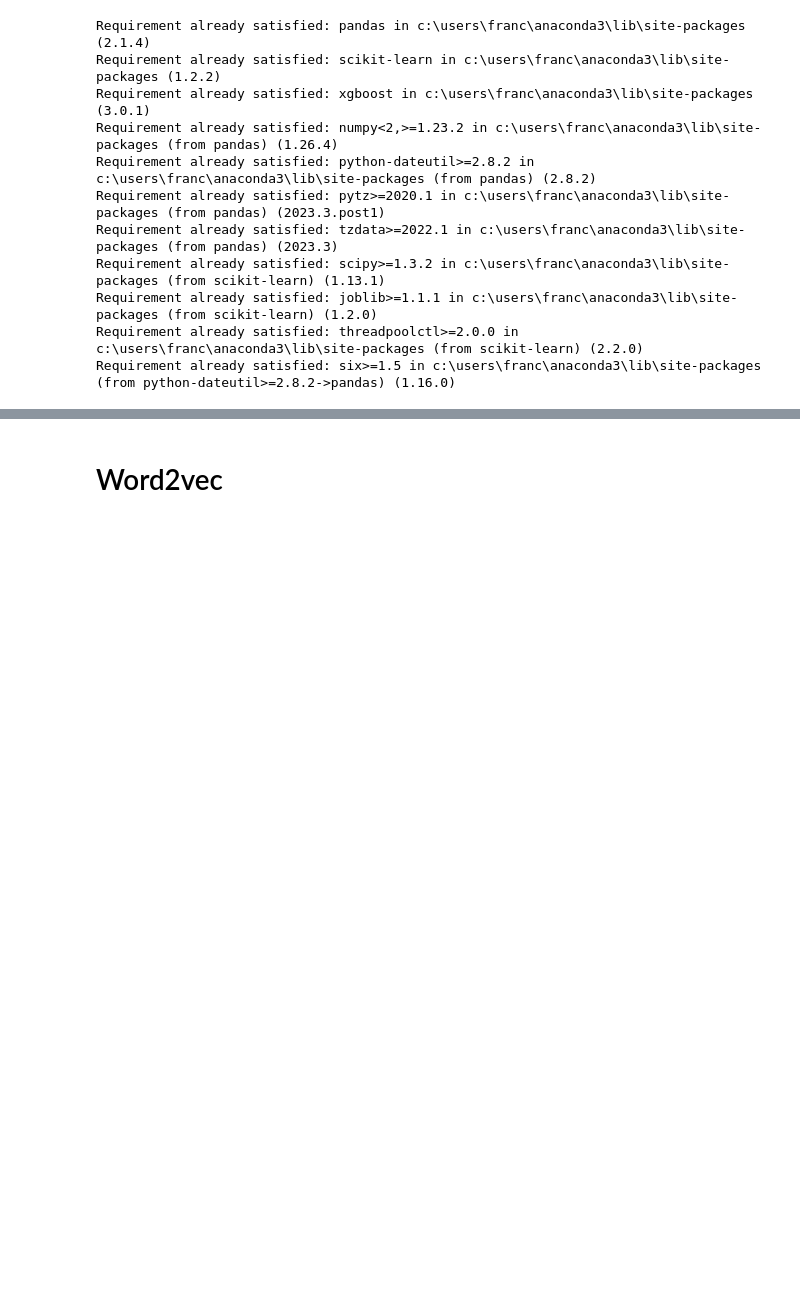
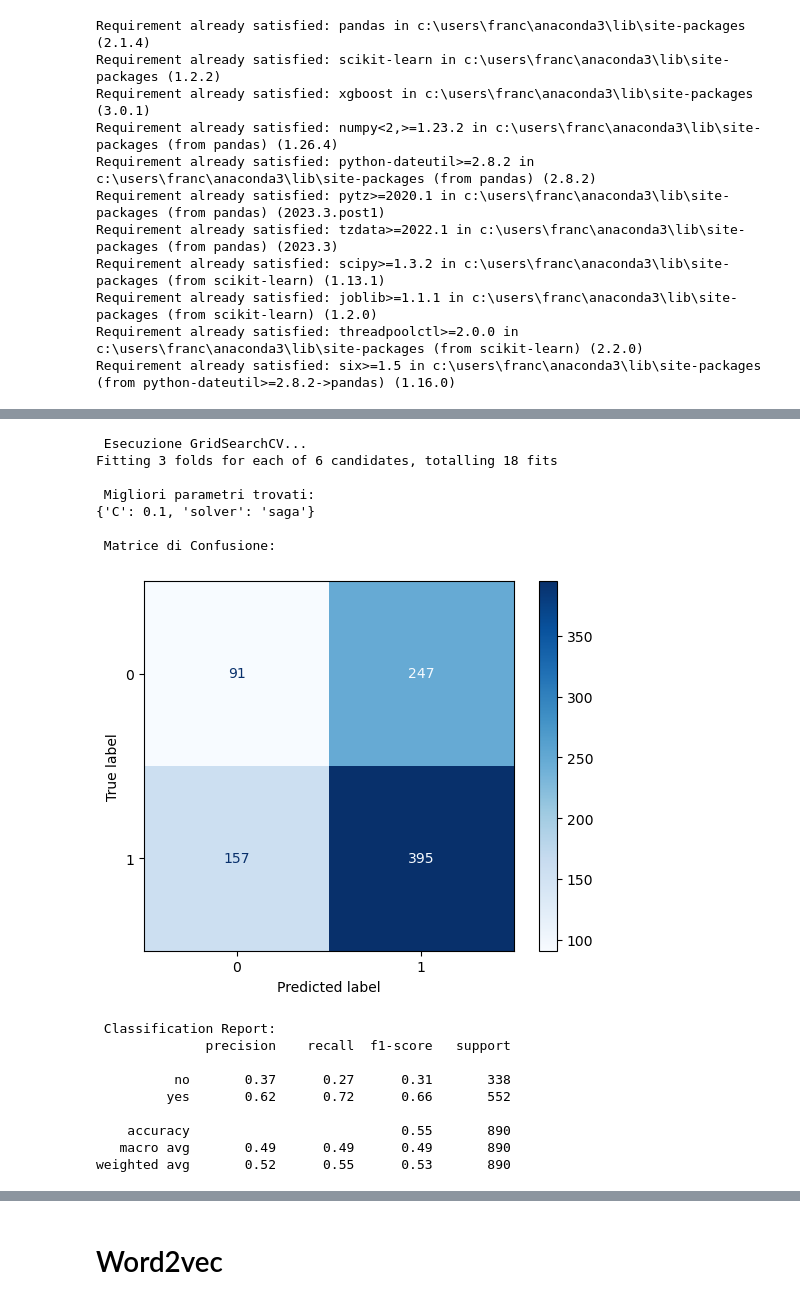
Before and after one commit to KetrinMehmeti/NLP-Project-Group-Angela, a Jupyter notebook: structuredversion_leo.ipynb, the cells around one changed output, grey strips where cells are left out. Drawn from its saved outputs; the diff is of its cells as text; code cells hidden in the pictures; blank space fills up the shorter version.

```diff
--- a/structuredversion_leo.ipynb
+++ b/structuredversion_leo.ipynb
@@ -771,0 +909,20 @@ y_test = df_labeled_clean["final_decision"]
+# %%
+train_and_evaluate_model(Artificial_BoW, df_artificial_sampled["final_decision"], Labeled_BoW, df_labeled_clean["final_decision"], lr, lr_param, scoring='f1', cv=5)
+# %% [output]
+ Esecuzione GridSearchCV...
+Fitting 3 folds for each of 6 candidates, totalling 18 fits
+
+ Migliori parametri trovati:
+{'C': 0.1, 'solver': 'saga'}
+
+ Matrice di Confusione:
+[figure, added]
+ Classification Report:
+              precision    recall  f1-score   support
+
+          no       0.37      0.27      0.31       338
+         yes       0.62      0.72      0.66       552
+
+    accuracy                           0.55       890
+   macro avg       0.49      0.49      0.49       890
+weighted avg       0.52      0.55      0.53       890
```
Also changed, not shown: parts of 51 cells of this notebook.
